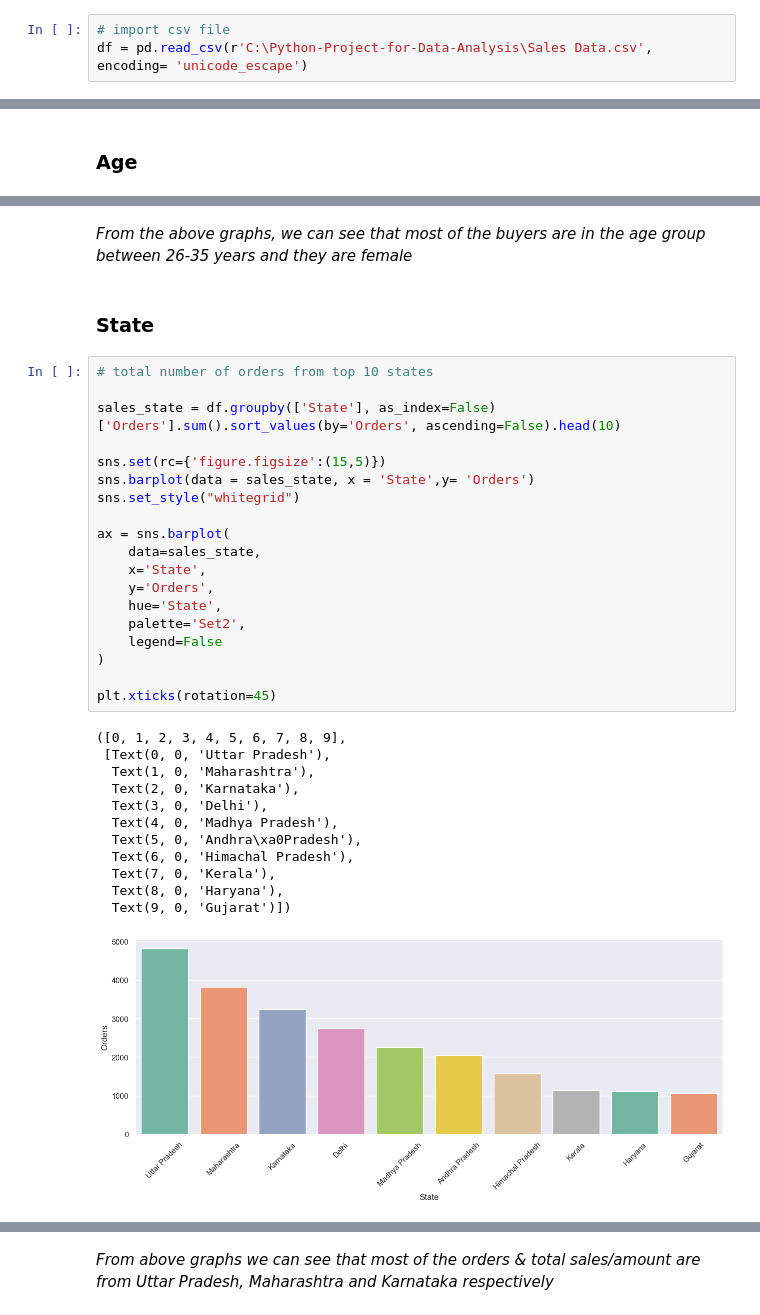
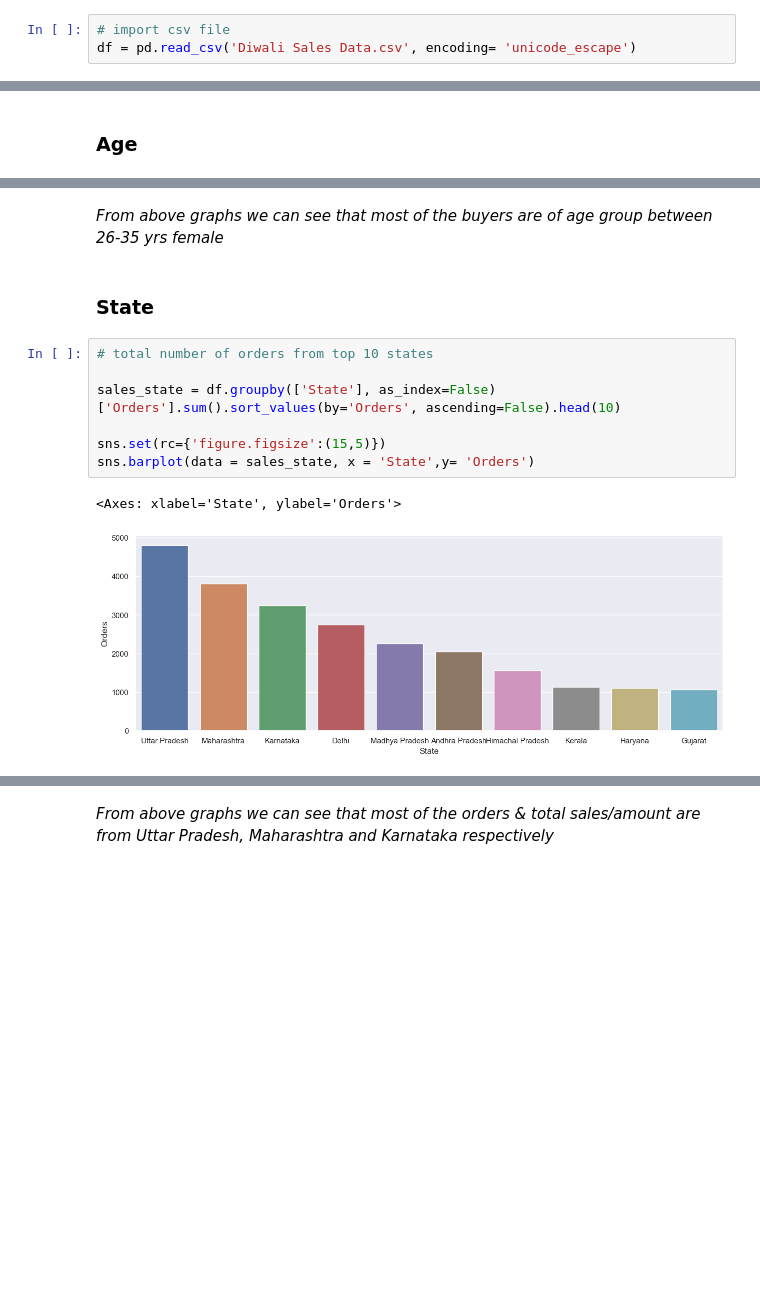
Before and after one commit to rauf105/Python-Project-for-Data-Analysis, a Jupyter notebook: Sales_Analysis.ipynb, the cells around one changed output, grey strips where cells are left out. Saved outputs shown, nothing was run; the diff lists cells and outputs as text; blank space fills up the shorter version.

```diff
--- a/Sales_Analysis.ipynb
+++ b/Sales_Analysis.ipynb
@@ -8,7 +8,7 @@ import matplotlib.pyplot as plt # visualizing data
 import seaborn as sns
 # %%
 # import csv file
-df = pd.read_csv(r'C:\Python-Project-for-Data-Analysis\Sales Data.csv', encoding= 'unicode_escape')
+df = pd.read_csv('Diwali Sales Data.csv', encoding= 'unicode_escape')
 # %%
 df.shape
 # %% [output]
@@ -254,39 +167,17 @@ for bars in ax.containers:
 # %% [markdown]
-*From the above graphs, we can see that most of the buyers are in the age group between 26-35 years and they are female*
+*From above graphs we can see that most of the buyers are of age group between 26-35 yrs female*
 # %% [markdown]
 ### State
 # %%
 # total number of orders from top 10 states
 
 sales_state = df.groupby(['State'], as_index=False)['Orders'].sum().sort_values(by='Orders', ascending=False).head(10)
 
 sns.set(rc={'figure.figsize':(15,5)})
 sns.barplot(data = sales_state, x = 'State',y= 'Orders')
-sns.set_style("whitegrid")
-
-ax = sns.barplot(
-    data=sales_state,
-    x='State',
-    y='Orders',
-    hue='State',
-    palette='Set2',
-    legend=False
-)
-
-plt.xticks(rotation=45)
 # %% [output]
-([0, 1, 2, 3, 4, 5, 6, 7, 8, 9],
- [Text(0, 0, 'Uttar Pradesh'),
-  Text(1, 0, 'Maharashtra'),
-  Text(2, 0, 'Karnataka'),
-  Text(3, 0, 'Delhi'),
-  Text(4, 0, 'Madhya Pradesh'),
-  Text(5, 0, 'Andhra\xa0Pradesh'),
-  Text(6, 0, 'Himachal Pradesh'),
-  Text(7, 0, 'Kerala'),
-  Text(8, 0, 'Haryana'),
-  Text(9, 0, 'Gujarat')])
+<Axes: xlabel='State', ylabel='Orders'>
-[figure, old version]
+[figure, new version]
 # %%
 # total amount/sales from top 10 states
 
```
Also changed, not shown: parts of 26 cells of this notebook.
